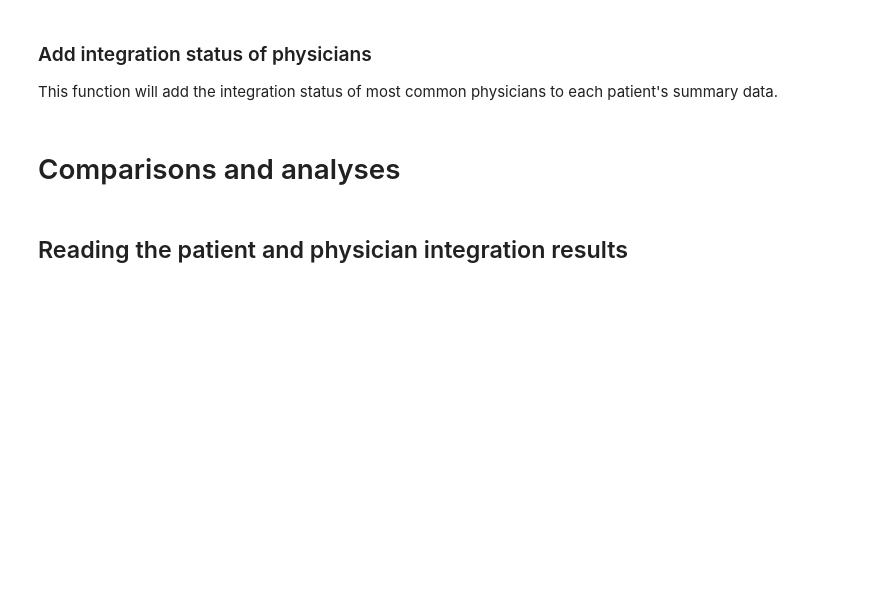
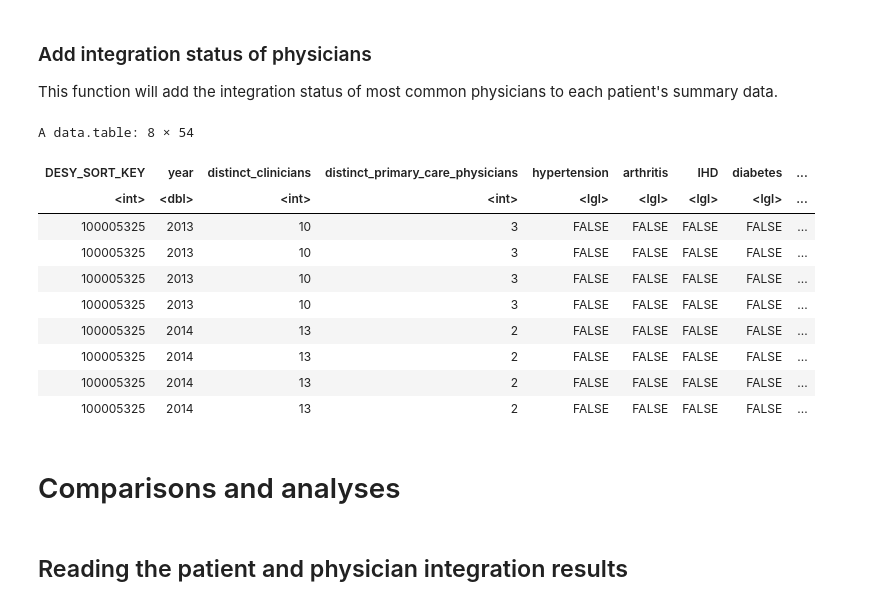
Before and after one commit to F4rbod/CaseMix, a Jupyter notebook: Calculations.ipynb, the cells around one changed output. Drawn from its saved outputs; the diff is of its cells as text; code cells hidden in the pictures; blank space fills up the shorter version.

```diff
--- a/Calculations.ipynb
+++ b/Calculations.ipynb
@@ -553,7 +605,7 @@ A data.table: 6 × 11
 ### Add integration status of physicians
 This function will add the integration status of most common physicians to each patient's summary data.
 # %%
-#summary_with_npi=read.fst("./summary_with_npi_before_join.fst", as.data.table = T)
+summary_with_npi=read.fst("./summary_with_npi_before_join.fst", as.data.table = T)
 
 physician_integration_stats=read.fst("./physician_integration_stats_before_join.fst", as.data.table = T)
 # %%
@@ -622,6 +674,20 @@ summary_with_physician_integration_stats=add_integration_status(data = summary_w
 head(summary_with_physician_integration_stats)
 # %%
 write.fst(summary_with_physician_integration_stats,"summary_with_physician_integration_stats.fst")
+# %%
+summary_with_npi[DESY_SORT_KEY=="100005325"]
+# %% [output]
+A data.table: 8 × 54
+| DESY_SORT_KEY | year | distinct_clinicians | distinct_primary_care_physicians | hypertension | arthritis | IHD | diabetes | ... |
+| <int> | <dbl> | <int> | <int> | <lgl> | <lgl> | <lgl> | <lgl> | ... |
+| 100005325 | 2013 | 10 | 3 | FALSE | FALSE | FALSE | FALSE | ... |
+| 100005325 | 2013 | 10 | 3 | FALSE | FALSE | FALSE | FALSE | ... |
+| 100005325 | 2013 | 10 | 3 | FALSE | FALSE | FALSE | FALSE | ... |
+| 100005325 | 2013 | 10 | 3 | FALSE | FALSE | FALSE | FALSE | ... |
+| 100005325 | 2014 | 13 | 2 | FALSE | FALSE | FALSE | FALSE | ... |
+| 100005325 | 2014 | 13 | 2 | FALSE | FALSE | FALSE | FALSE | ... |
+| 100005325 | 2014 | 13 | 2 | FALSE | FALSE | FALSE | FALSE | ... |
+| 100005325 | 2014 | 13 | 2 | FALSE | FALSE | FALSE | FALSE | ... |
 # %% [markdown]
 # Comparisons and analyses
 # %% [markdown]
```
Also changed, not shown: parts of 36 cells of this notebook, 1 other file.
